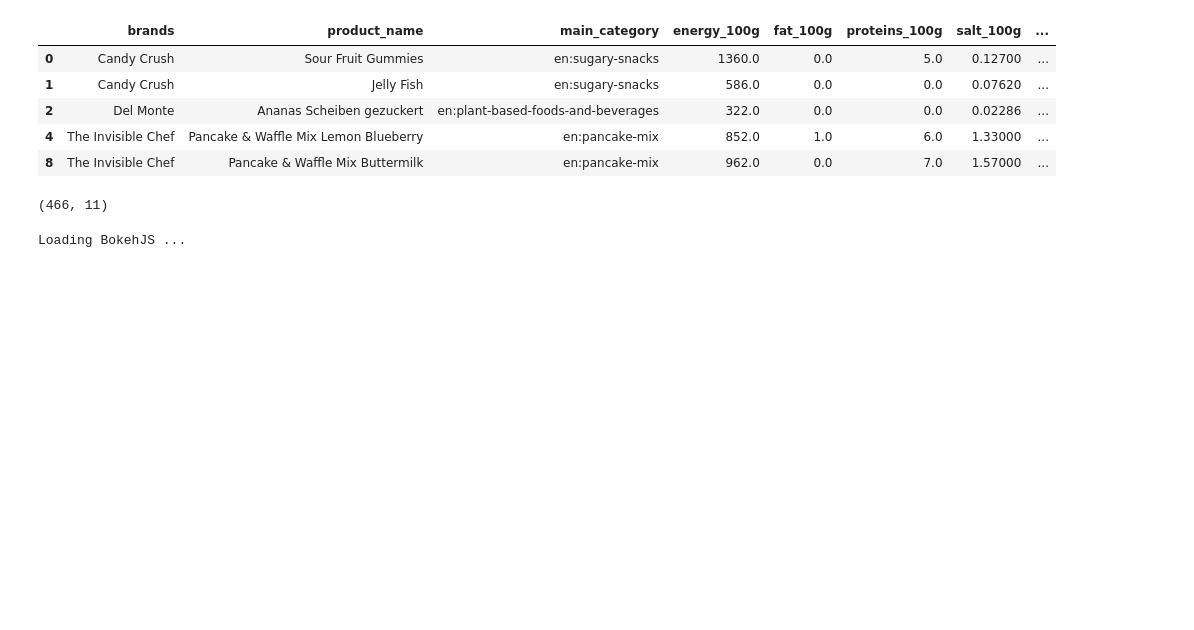
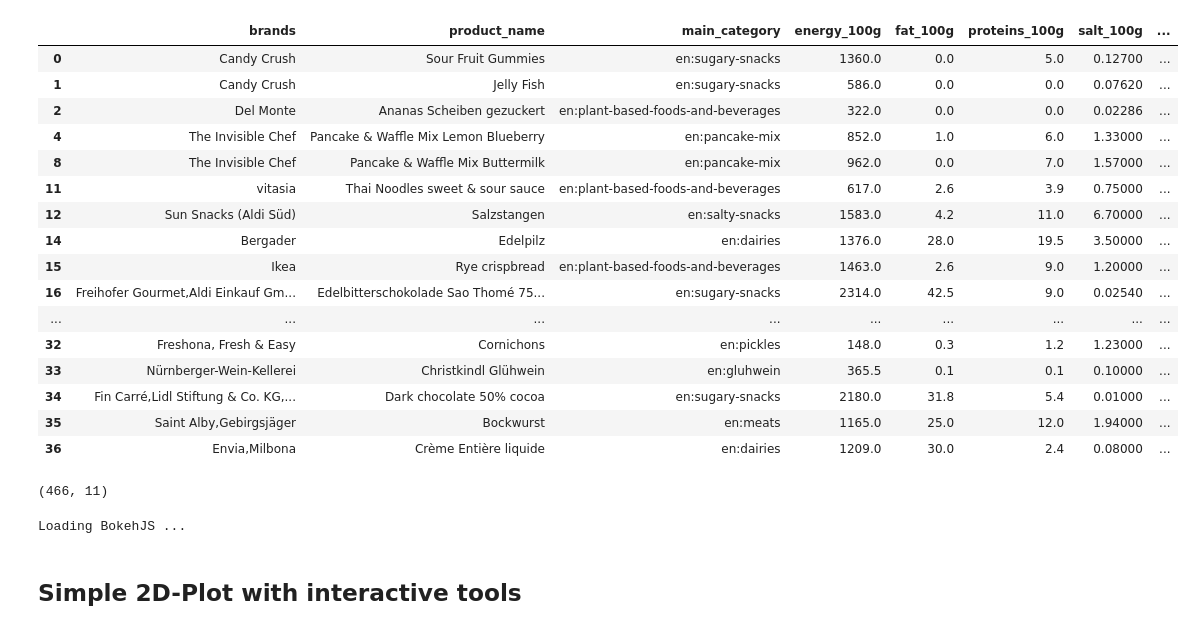
Before and after one commit to Mirza0602/Python, a Jupyter notebook: Python/Lecture/08BokehInteractiveVisualisation.ipynb, the cells around one changed output. Cells and saved outputs as stored; diff of their text form; code cells hidden in the pictures; blank space fills up the shorter version.

```diff
--- a/Python/Lecture/08BokehInteractiveVisualisation.ipynb
+++ b/Python/Lecture/08BokehInteractiveVisualisation.ipynb
@@ -11,17 +12,30 @@ dfclean.to_csv("germanProductSubset.csv",encoding="utf-8")
 # %%
 germanFood=pd.read_csv("germanProductSubset.csv",index_col=0)
 # %%
-display(germanFood.head())
+display(germanFood.head(20))
 print(germanFood.shape)
 # %% [output]
 |  | brands | product_name | main_category | energy_100g | fat_100g | proteins_100g | salt_100g | ... |
 | 0 | Candy Crush | Sour Fruit Gummies | en:sugary-snacks | 1360.0 | 0.0 | 5.0 | 0.12700 | ... |
 | 1 | Candy Crush | Jelly Fish | en:sugary-snacks | 586.0 | 0.0 | 0.0 | 0.07620 | ... |
 | 2 | Del Monte | Ananas Scheiben gezuckert | en:plant-based-foods-and-beverages | 322.0 | 0.0 | 0.0 | 0.02286 | ... |
 | 4 | The Invisible Chef | Pancake & Waffle Mix Lemon Blueberry | en:pancake-mix | 852.0 | 1.0 | 6.0 | 1.33000 | ... |
 | 8 | The Invisible Chef | Pancake & Waffle Mix Buttermilk | en:pancake-mix | 962.0 | 0.0 | 7.0 | 1.57000 | ... |
+| 11 | vitasia | Thai Noodles sweet & sour sauce | en:plant-based-foods-and-beverages | 617.0 | 2.6 | 3.9 | 0.75000 | ... |
+| 12 | Sun Snacks (Aldi Süd) | Salzstangen | en:salty-snacks | 1583.0 | 4.2 | 11.0 | 6.70000 | ... |
+| 14 | Bergader | Edelpilz | en:dairies | 1376.0 | 28.0 | 19.5 | 3.50000 | ... |
+| 15 | Ikea | Rye crispbread | en:plant-based-foods-and-beverages | 1463.0 | 2.6 | 9.0 | 1.20000 | ... |
+| 16 | Freihofer Gourmet,Aldi Einkauf Gm... | Edelbitterschokolade Sao Thomé 75... | en:sugary-snacks | 2314.0 | 42.5 | 9.0 | 0.02540 | ... |
+| ... | ... | ... | ... | ... | ... | ... | ... | ... |
+| 32 | Freshona, Fresh & Easy | Cornichons | en:pickles | 148.0 | 0.3 | 1.2 | 1.23000 | ... |
+| 33 | Nürnberger-Wein-Kellerei | Christkindl Glühwein | en:gluhwein | 365.5 | 0.1 | 0.1 | 0.10000 | ... |
+| 34 | Fin Carré,Lidl Stiftung & Co. KG,... | Dark chocolate 50% cocoa | en:sugary-snacks | 2180.0 | 31.8 | 5.4 | 0.01000 | ... |
+| 35 | Saint Alby,Gebirgsjäger | Bockwurst | en:meats | 1165.0 | 25.0 | 12.0 | 1.94000 | ... |
+| 36 | Envia,Milbona | Crème Entière liquide | en:dairies | 1209.0 | 30.0 | 2.4 | 0.08000 | ... |
 (466, 11)
 # %%
 output_notebook()
 # %% [output]
 Loading BokehJS ...
+# %% [markdown]
+## Simple 2D-Plot with interactive tools
```
Also changed, not shown: parts of 24 cells of this notebook, 5 other files.
